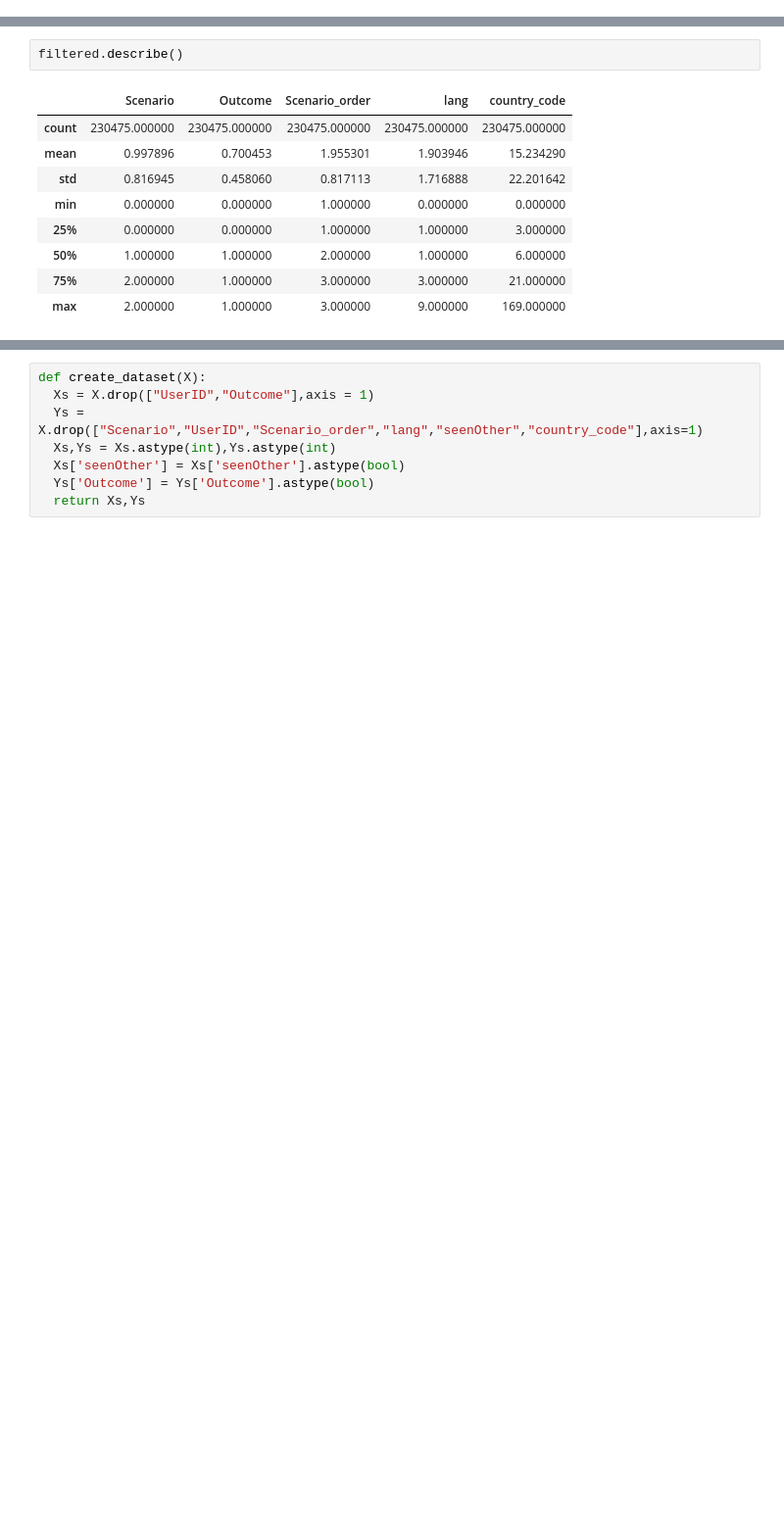
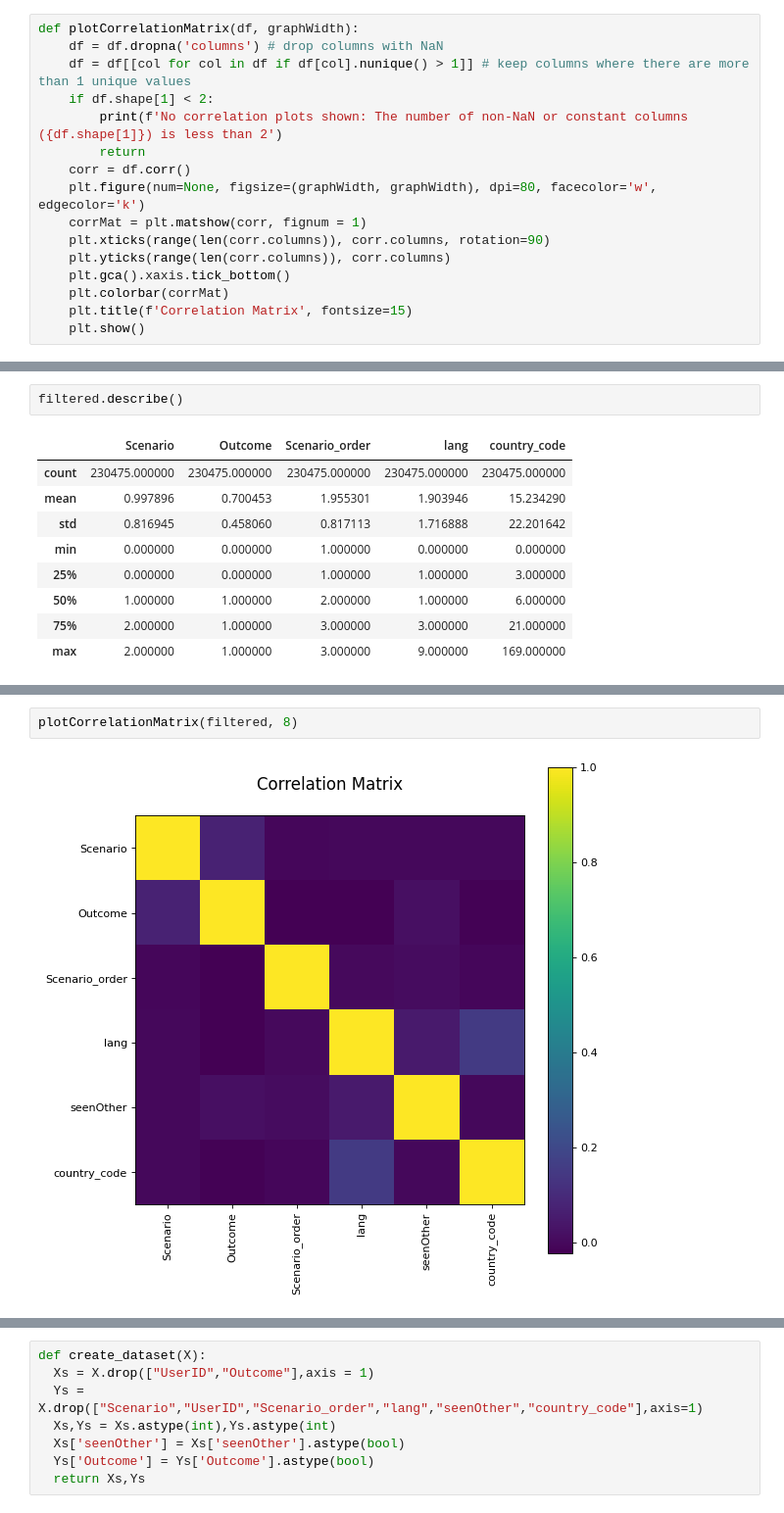
Before and after one commit to t0brig01/CSE696FinalProject, a Jupyter notebook: MoralNeuralNet.ipynb, the cells around one changed output, grey strips where cells are left out. Shown: that part at 98% size. Saved outputs shown, nothing was run; the diff lists cells and outputs as text; blank space fills up the shorter version.

```diff
--- a/MoralNeuralNet.ipynb
+++ b/MoralNeuralNet.ipynb
@@ -21,0 +46,16 @@ TensorFlow version: 1.15.2
+# %%
+def plotCorrelationMatrix(df, graphWidth):
+    df = df.dropna('columns') # drop columns with NaN
+    df = df[[col for col in df if df[col].nunique() > 1]] # keep columns where there are more than 1 unique values
+    if df.shape[1] < 2:
+        print(f'No correlation plots shown: The number of non-NaN or constant columns ({df.shape[1]}) is less than 2')
+        return
+    corr = df.corr()
+    plt.figure(num=None, figsize=(graphWidth, graphWidth), dpi=80, facecolor='w', edgecolor='k')
+    corrMat = plt.matshow(corr, fignum = 1)
+    plt.xticks(range(len(corr.columns)), corr.columns, rotation=90)
+    plt.yticks(range(len(corr.columns)), corr.columns)
+    plt.gca().xaxis.tick_bottom()
+    plt.colorbar(corrMat)
+    plt.title(f'Correlation Matrix', fontsize=15)
+    plt.show()
@@ -109,0 +170,4 @@ filtered.describe()
+# %%
+plotCorrelationMatrix(filtered, 8)
+# %% [output]
+[figure, added]
```
Also changed, not shown: parts of 7 cells of this notebook.
